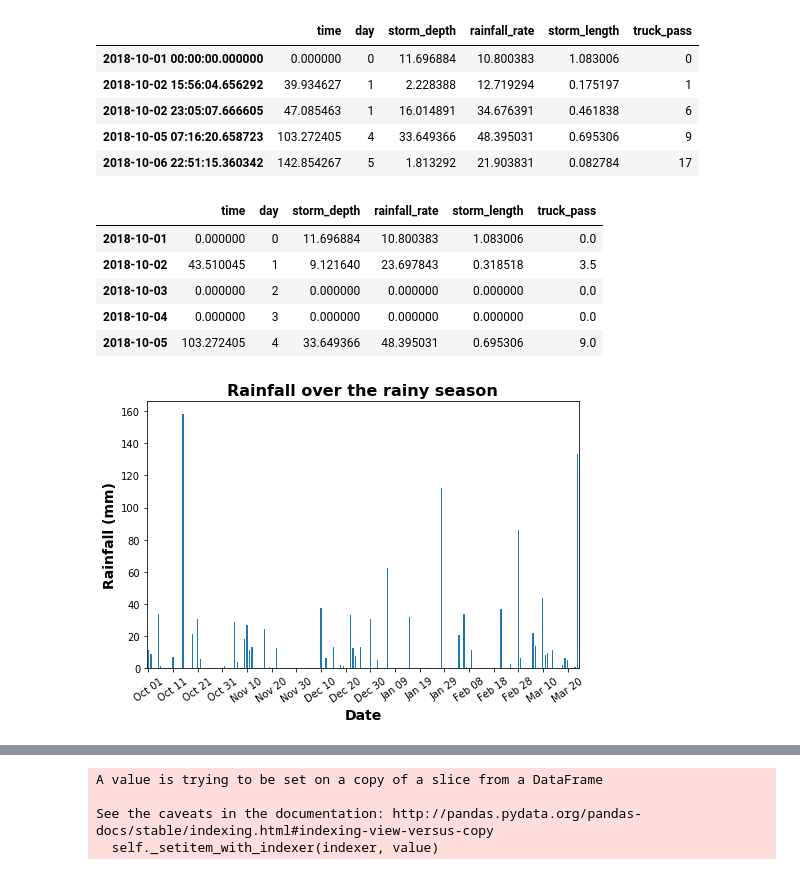
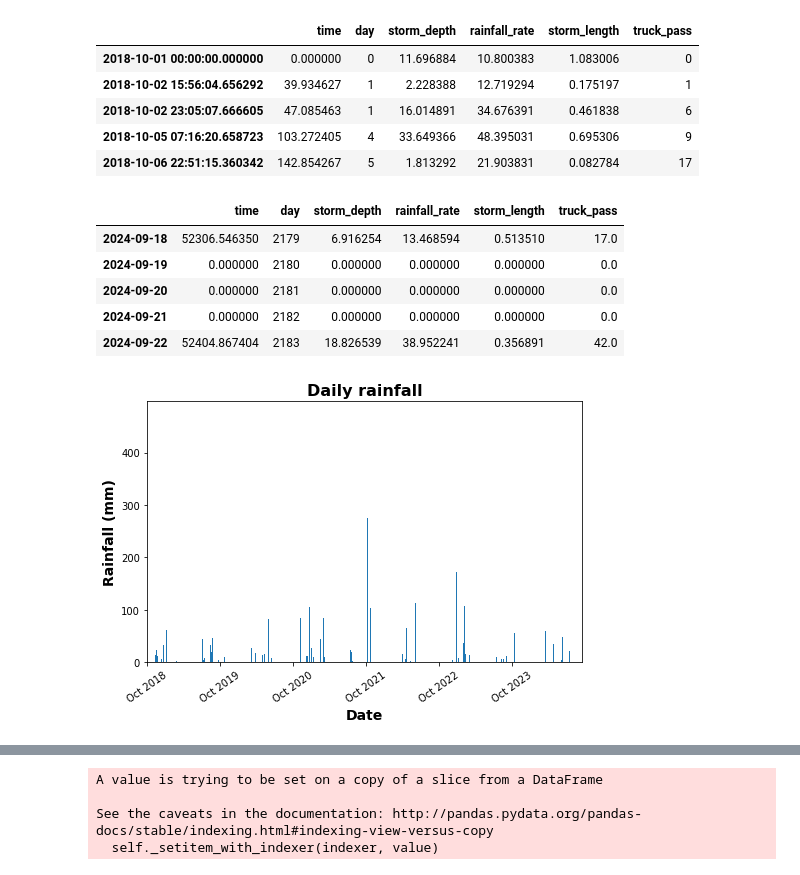
Before and after one commit to adalvis/roads_lumped_model, a Jupyter notebook: lumpedModel/lumpedModel_MassBalance.ipynb, the cells around one changed output, grey strips where cells are left out. Saved outputs shown, nothing was run; the diff lists cells and outputs as text; code cells hidden in the pictures.

```diff
--- a/lumpedModel/lumpedModel_MassBalance.ipynb
+++ b/lumpedModel/lumpedModel_MassBalance.ipynb
@@ -107,7 +107,7 @@ t = []
 len_s = []
 truck_pass = []
 
-model_end = 4320 #hours
+model_end = 52560 #hours
 # %%
 np.random.seed(1)
 time = 0
@@ -158,27 +158,27 @@ df.head()
 # %%
 df2 = df.resample('D').mean().fillna(0)
 df2['day'] = np.arange(0, len(df2), 1)
-df2.head()
+df2.tail()
 # %% [output]
 |  | time | day | storm_depth | rainfall_rate | storm_length | truck_pass |
-| 2018-10-01 | 0.000000 | 0 | 11.696884 | 10.800383 | 1.083006 | 0.0 |
-| 2018-10-02 | 43.510045 | 1 | 9.121640 | 23.697843 | 0.318518 | 3.5 |
-| 2018-10-03 | 0.000000 | 2 | 0.000000 | 0.000000 | 0.000000 | 0.0 |
-| 2018-10-04 | 0.000000 | 3 | 0.000000 | 0.000000 | 0.000000 | 0.0 |
-| 2018-10-05 | 103.272405 | 4 | 33.649366 | 48.395031 | 0.695306 | 9.0 |
+| 2024-09-18 | 52306.546350 | 2179 | 6.916254 | 13.468594 | 0.513510 | 17.0 |
+| 2024-09-19 | 0.000000 | 2180 | 0.000000 | 0.000000 | 0.000000 | 0.0 |
+| 2024-09-20 | 0.000000 | 2181 | 0.000000 | 0.000000 | 0.000000 | 0.0 |
+| 2024-09-21 | 0.000000 | 2182 | 0.000000 | 0.000000 | 0.000000 | 0.0 |
+| 2024-09-22 | 52404.867404 | 2183 | 18.826539 | 38.952241 | 0.356891 | 42.0 |
 # %%
-ticklabels = [item.strftime('%b %d') for item in df2.index[::10]]
+ticklabels = [item.strftime('%b %Y') for item in df2.index[::366]]
 fig, ax = plt.subplots(figsize=(7,5))
 df2.plot.bar(y='storm_depth', ax=ax, legend=False)
 plt.xlabel('Date', fontweight='bold', fontsize=14)
 plt.ylabel('Rainfall (mm)', fontweight='bold', fontsize=14)
-plt.title('Rainfall over the rainy season', fontweight='bold', fontsize=16)
-plt.xticks(np.arange(0,10*len(ticklabels),10), ticklabels, rotation=35)
+plt.title('Daily rainfall', fontweight='bold', fontsize=16)
+plt.xticks(np.arange(0,366*len(ticklabels),366), ticklabels, rotation=35)
 plt.tight_layout()
 #plt.savefig(r'C:\Users\Amanda\Desktop\Rainfall.png', dpi=300)
 plt.show()
 # %% [output]
-[figure, old version]
+[figure, new version]
 # %%
 rho_w = 1000 #kg/m^3
 rho_s = 2650 #kg/m^3
```
Also changed, not shown: parts of 10 cells of this notebook.
